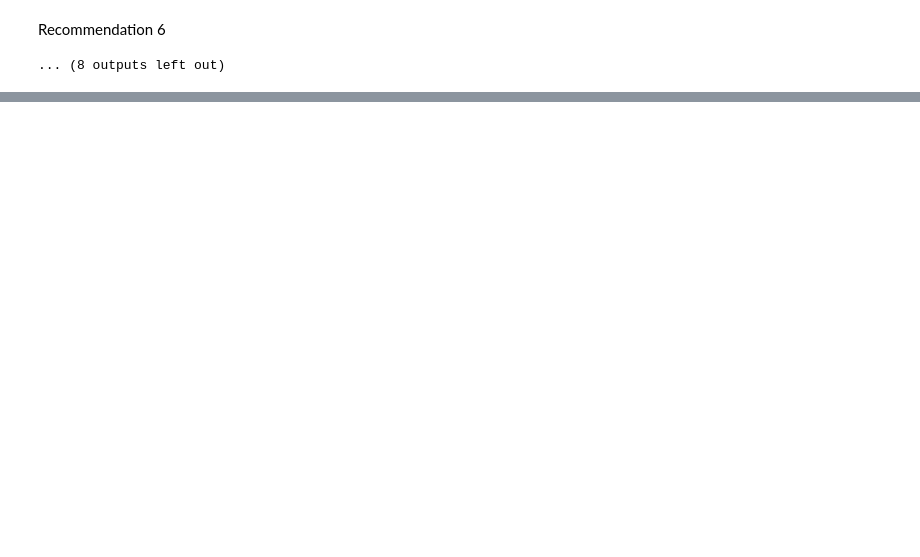
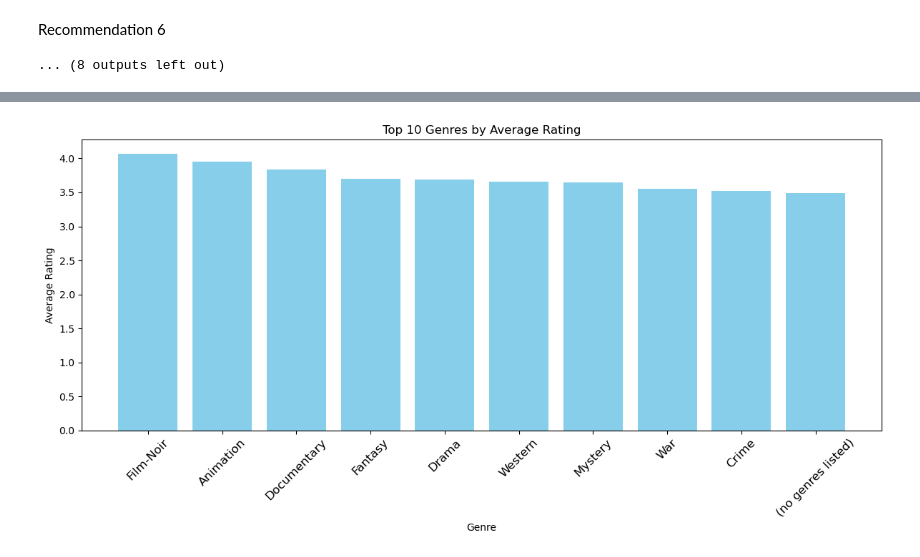
Before and after one commit to laneycs/movie_recommendations, a Jupyter notebook: data/movie_recommendation_system.ipynb, the cells around one changed output, grey strips where cells are left out. Cells and saved outputs as stored; diff of their text form; code cells hidden in the pictures; blank space fills up the shorter version.

```diff
--- a/data/movie_recommendation_system.ipynb
+++ b/data/movie_recommendation_system.ipynb
@@ -178,0 +214,37 @@ Recommendation 6
+# %%
+import matplotlib.pyplot as plt
+
+# Group movies by genre and calculate the average rating for each genre
+genre_ratings = movie_ratings.groupby('genres')['rating'].mean()
+
+# Extract unique genres from the dataset
+unique_genres = movie_ratings['genres'].str.split('|', expand=True).stack().unique()
+
+# Initialize an empty dictionary to store genre ratings
+genre_rating_dict = {}
+
+# Calculate average ratings for each genre
+for genre in unique_genres:
+    genre_rating = genre_ratings.get(genre, 0)
+    genre_rating_dict[genre] = genre_rating
+
+# Sort genres by average rating
+sorted_genres = dict(sorted(genre_rating_dict.items(), key=lambda item: item[1], reverse=True))
+
+# Set the number of genres to display (e.g., top 10)
+top_n = 10
+top_genres = {k: v for k, v in list(sorted_genres.items())[:top_n]}
+
+# Create a bar chart
+fig, ax = plt.subplots(figsize=(12, 6))
+
+ax.bar(top_genres.keys(), top_genres.values(), color='skyblue')
+ax.set_xlabel('Genre')
+ax.set_ylabel('Average Rating')
+ax.set_title('Top {} Genres by Average Rating'.format(top_n))
+ax.tick_params(axis='x', rotation=45, labelsize=12)
+
+plt.tight_layout()
+plt.show()
+# %% [output]
+[figure, added]
```
Also changed, not shown: parts of 3 cells of this notebook.
